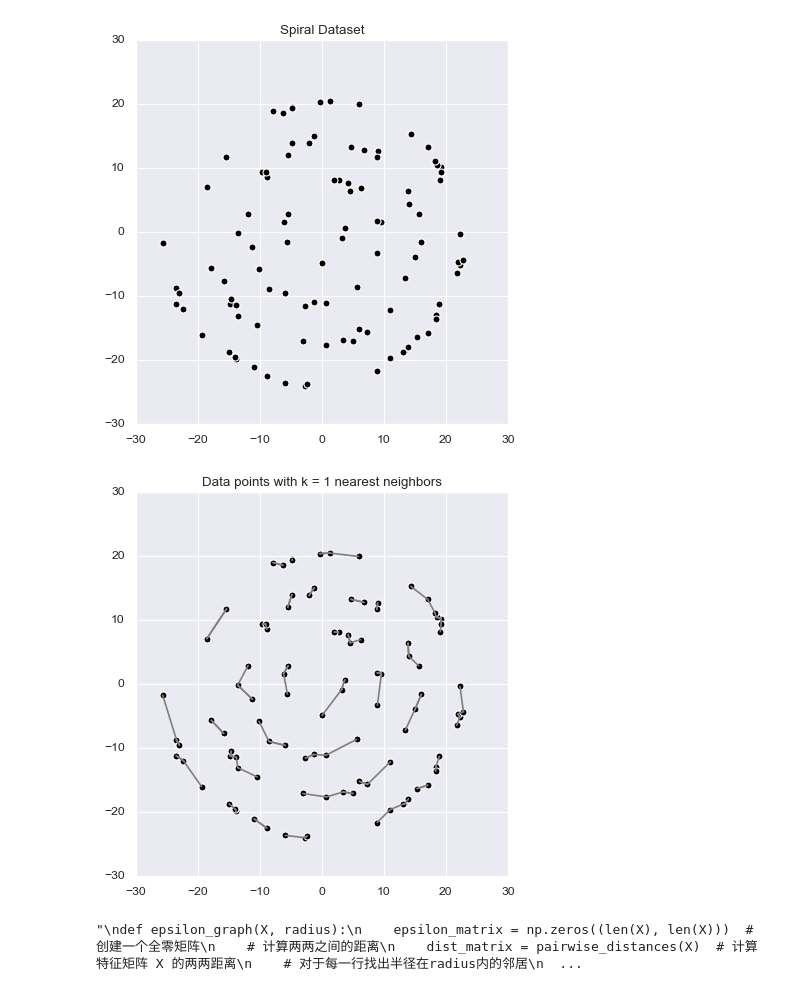
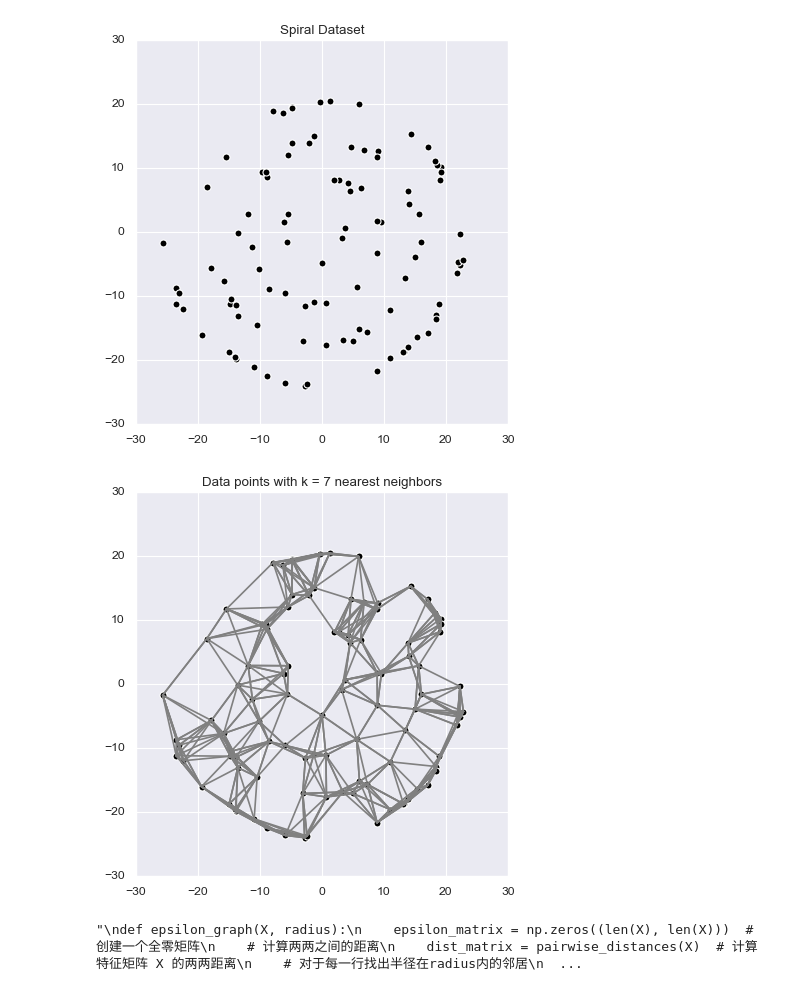
Before and after one commit to TonyHuang6666/Manifold-Learning, a Jupyter notebook: Locally linear embedding/LLE tutorial.ipynb, the cells around one changed output. Drawn from its saved outputs; the diff is of its cells as text; code cells hidden in the pictures.

```diff
--- a/Locally linear embedding/LLE tutorial.ipynb
+++ b/Locally linear embedding/LLE tutorial.ipynb
@@ -322,7 +322,7 @@ np.savetxt('spiral_dataset.csv', X, delimiter=',')
 '''
 
 # 加载保存的数据集
-X = np.loadtxt('D:/OneDrive - email.szu.edu.cn/Manifold Learning/Locally linear embedding/spiral_dataset.csv', delimiter=',')
+X = np.loadtxt('D:/Manifold-Learning/Locally linear embedding/spiral_dataset.csv', delimiter=',')
 # 将第一列数据分配给 x，第二列数据分配给 y
 x = X[:, 0]
 y = X[:, 1]
@@ -337,24 +337,24 @@ plt.show();  # 展示图形
 # %%
 # 遍历每个数据点并绘制到最近邻的连线
 plt.figure(figsize=(6,6))  # 设置画布大小为 6x6
 plt.scatter(X[:,0], X[:,1], alpha=1, c='black', s=40)  # 绘制散点图，alpha 为不透明度，用黑色表示数据点，点的大小为 40
-k = 1  # 设置最近邻的数量为 3
+k = 7  # 设置最近邻的数量为 3
 neighbors = nearest_neighbors(X, k).astype('int')  # 找到每个数据点的最近邻索引，返回整数数组
 
 # 循环遍历每个数据点
 for i in range(len(X)):
     knn = neighbors[i]  # 获取第 i 个数据点的最近邻索引
     # 循环遍历每个最近邻
     for j in range(k):
         # 绘制连接当前点与其最近邻之间的灰色线段
         plt.plot(X[[i, knn[j]], 0], X[[i, knn[j]], 1], c='gray')  # 绘制当前点与最近邻之间的连线，颜色为灰色
 
 plt.title('Data points with k = '+ str(k) + ' nearest neighbors')  # 设置图标题
 plt.show();  # 展示图形
 
 #当k=1时，每个数据点只有一个最近邻，这对于邻域关系的捕捉是不够的。我们可以通过增加k的值来改善这种情况。
 # %% [output]
-[figure, old version]
+[figure, new version]
 # %%
 """
 def epsilon_graph(X, radius):
```
Also changed, not shown: parts of 9 cells of this notebook.
